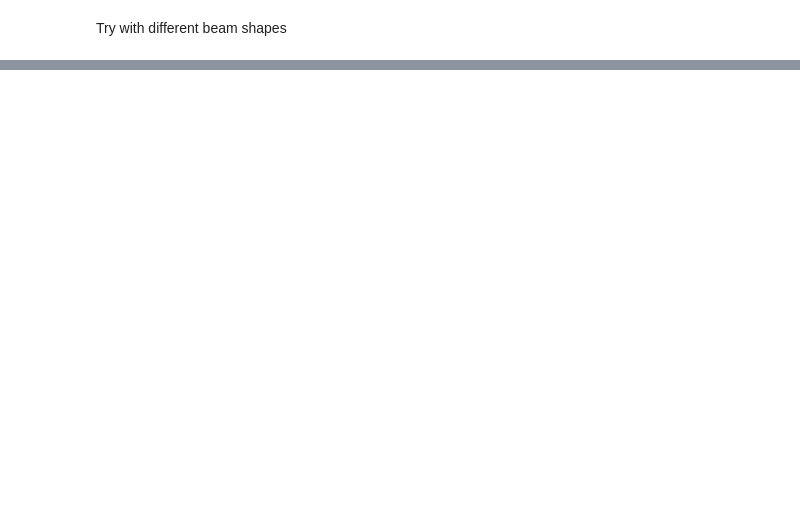
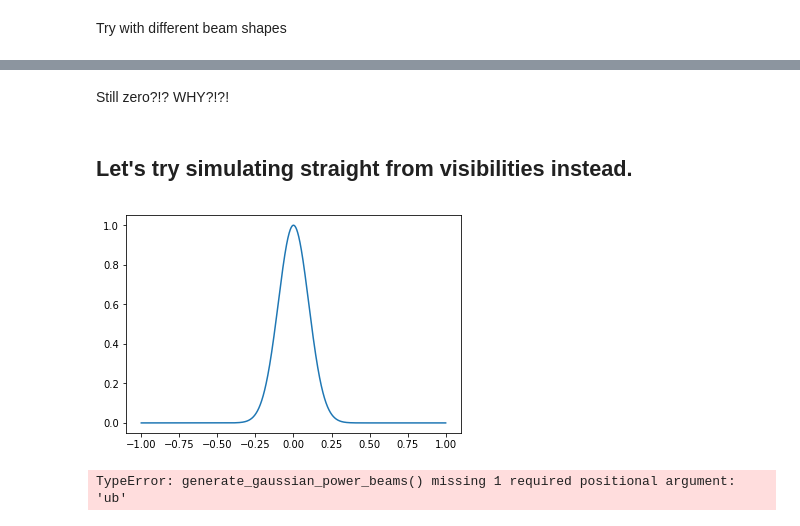
Before and after one commit to HERA-Team/ClosurePS, a Jupyter notebook: simulation/closureredundancy.ipynb, the cells around one changed output, grey strips where cells are left out. Cells and saved outputs as stored; diff of their text form; code cells hidden in the pictures; blank space fills up the shorter version.

```diff
--- a/simulation/closureredundancy.ipynb
+++ b/simulation/closureredundancy.ipynb
@@ -672,0 +675,41 @@ print(closures_continuum_db_tp)
+# %% [markdown]
+Still zero?!? WHY?!?!
+# %% [markdown]
+## Let's try simulating straight from visibilities instead.
+# %%
+def generate_gaussian_power_beam(mean,sigma):
+    x = numpy.linspace(-1,1,2000)
+    pdf = numpy.exp(-(((x-mean)**2)/(2*sigma**2)))#*(1/numpy.sqrt(2*numpy.pi*sigma**2))
+    return x,pdf
+
+def generate_gaussian_power_beams(locs,mean,lb,ub):
+
+    assert(locs.shape[0] == means.shape[0] == sigmas.shape[0])
+    beams_matrix = numpy.zeros(shape=(locs.shape[0],2000),dtype=numpy.complex128)
+    x = numpy.linspace(-1,1,2000)
+
+    for i in numpy.arange(locs.shape[0]):
+        sigma = numpy.random.uniform(lb,ub)
+        beams_matrix[i,:] = numpy.exp(-(((x-means[i])**2)/(2*sigma**2)))
+
+
+    mean_beam = numpy.mean(beams_matrix,axis=0) # Beam error
+    beam_error = numpy.abs(mean_beam - beams_matrix)
+    av_beam_error = numpy.mean(beam_error)
+    print(av_beam_error)
+
+
+
+    return x,beams_matrix,av_beam_error
+# %%
+x,beam_vis = generate_gaussian_power_beam(0.0,0.1)
+plt.plot(x,beam_vis)
+plt.show()
+
+means = numpy.asarray([[0.0],[0.0],[0.0],[0.0],[0.0],[0.0],[0.0],[0.0],[0.0],[0.0],[0.0],[0.0],[0.0],[0.0]])
+sigmas = numpy.asarray([[0.5],[0.2],[0.5],[0.5],[0.5],[0.5],[0.5],[0.5],[0.5],[0.5],[0.5],[0.5],[0.5],[0.5]])
+
+x,beams_matrix_vis = generate_gaussian_power_beams(locs_uvw,means,sigmas)
+# %% [output]
+[figure, added]
+TypeError: generate_gaussian_power_beams() missing 1 required positional argument: 'ub'
```
Also changed, not shown: parts of 42 cells of this notebook.
